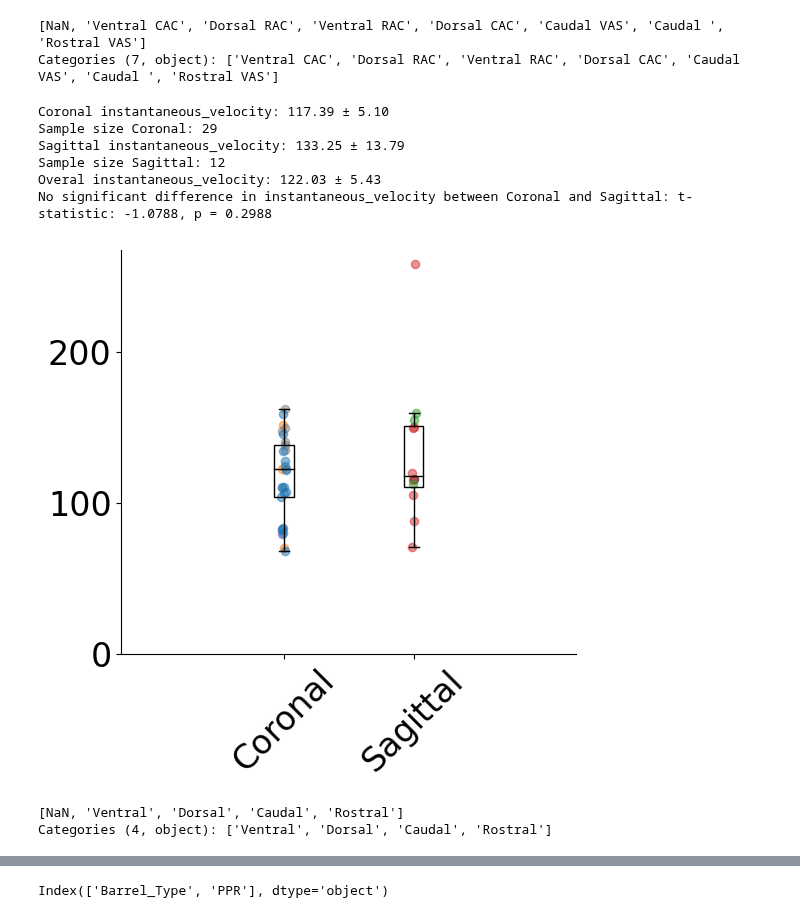
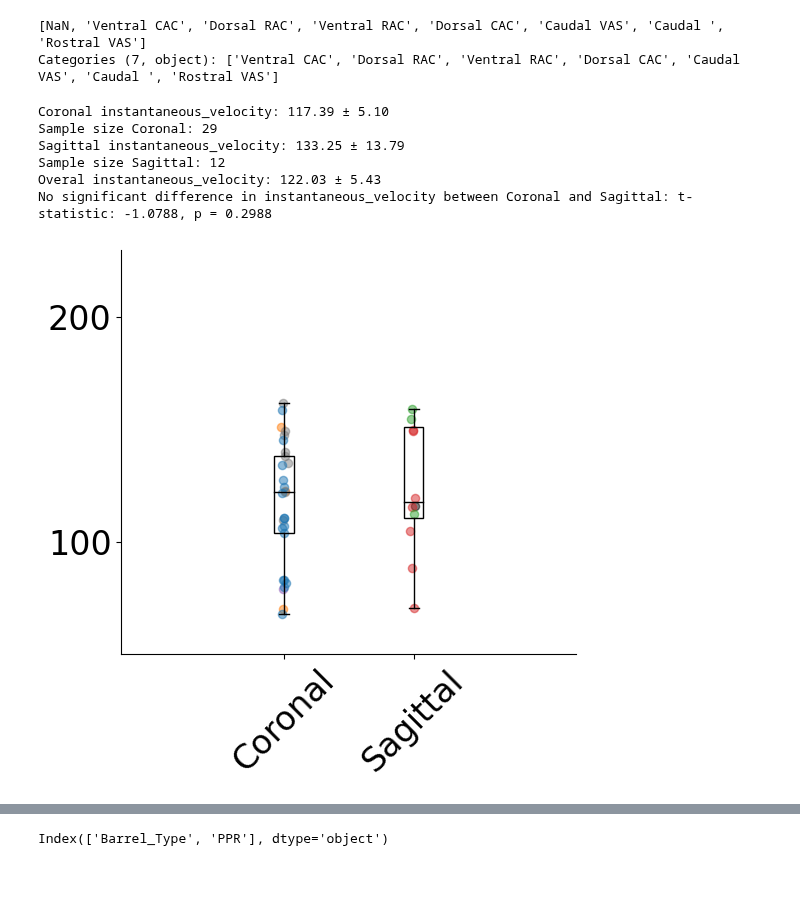
Before and after one commit to john-judge/TSM-to-ZDA, a Jupyter notebook: PPR_scnn1a_single_Apr2025.ipynb, the cells around one changed output, grey strips where cells are left out. Saved outputs shown, nothing was run; the diff lists cells and outputs as text; code cells hidden in the pictures; blank space fills up the shorter version.

```diff
--- a/PPR_scnn1a_single_Apr2025.ipynb
+++ b/PPR_scnn1a_single_Apr2025.ipynb
@@ -1269,7 +1270,7 @@ for metric in ['instantaneous_velocity', ]:
     elif metric == 'instantaneous_velocity':
         #plt.ylabel(r'Within-Barrel Speed ($\mu$m/ms)', fontsize=40, labelpad=20)
         plt.yticks([0, 100,  200], fontsize=30)
-        plt.ylim(50, 300)
+        plt.ylim(50, 230)
 
     plt.xticks([i for i in range(1,5)], barrel_types, fontsize=30, rotation=45)
     #plt.xticks([0.25, 0.5, 0.75, 1], ['Rostral', 'Caudal', 'Medial', 'Lateral'], fontsize=24)
@@ -1443,39 +1444,34 @@ for metric in ['instantaneous_velocity', ]:
         plt.ylabel('Half-width (ms)', fontsize=40, labelpad=20)
     elif metric == 'latency':
         plt.legend(handles=handles, loc='lower left', fontsize=22, ncol=2)
 
         plt.ylabel('Latency (ms)', fontsize=40, labelpad=20)
         plt.yticks([0, 2, 4, 6, 8], fontsize=40)
         plt.ylim(0, 8)
     elif metric == 'instantaneous_velocity':
         #plt.ylabel(r'Within-Barrel Speed ($\mu$m/ms)', fontsize=40, labelpad=20)
         plt.yticks([0,  100,  200], fontsize=24)
-        #plt.ylim(0, 200)
+        plt.ylim(50, 230)
 
     plt.xticks([i for i in range(1,3)], sections, fontsize=24, rotation=45)
     #plt.xticks([0.25, 0.5, 0.75, 1], ['Rostral', 'Caudal', 'Medial', 'Lateral'], fontsize=24)
     plt.xlim(-.25, 3.25)
     plt.tight_layout()
 
 
     # set spines to be invisible
     plt.gca().spines['right'].set_visible(False)
     plt.gca().spines['top'].set_visible(False)
 
     plt.savefig(output_fig_dir + 'coronal_sagittal_barrels_' + metric + '.png', dpi=300, bbox_inches='tight')
     plt.show()
 # %% [output]
 Coronal instantaneous_velocity: 117.39 ± 5.10
 Sample size Coronal: 29
 Sagittal instantaneous_velocity: 133.25 ± 13.79
 Sample size Sagittal: 12
 Overal instantaneous_velocity: 122.03 ± 5.43
 No significant difference in instantaneous_velocity between Coronal and Sagittal: t-statistic: -1.0788, p = 0.2988
-[figure, old version]
+[figure, new version]
-# %%
-ladder_df['Barrel_Type'].unique()
-# %% [output]
-[NaN, 'Ventral', 'Dorsal', 'Caudal', 'Rostral']
-Categories (4, object): ['Ventral', 'Dorsal', 'Caudal', 'Rostral']
 # %%
 import pandas as pd
```
Also changed, not shown: parts of 18 cells of this notebook, 6 other files.
